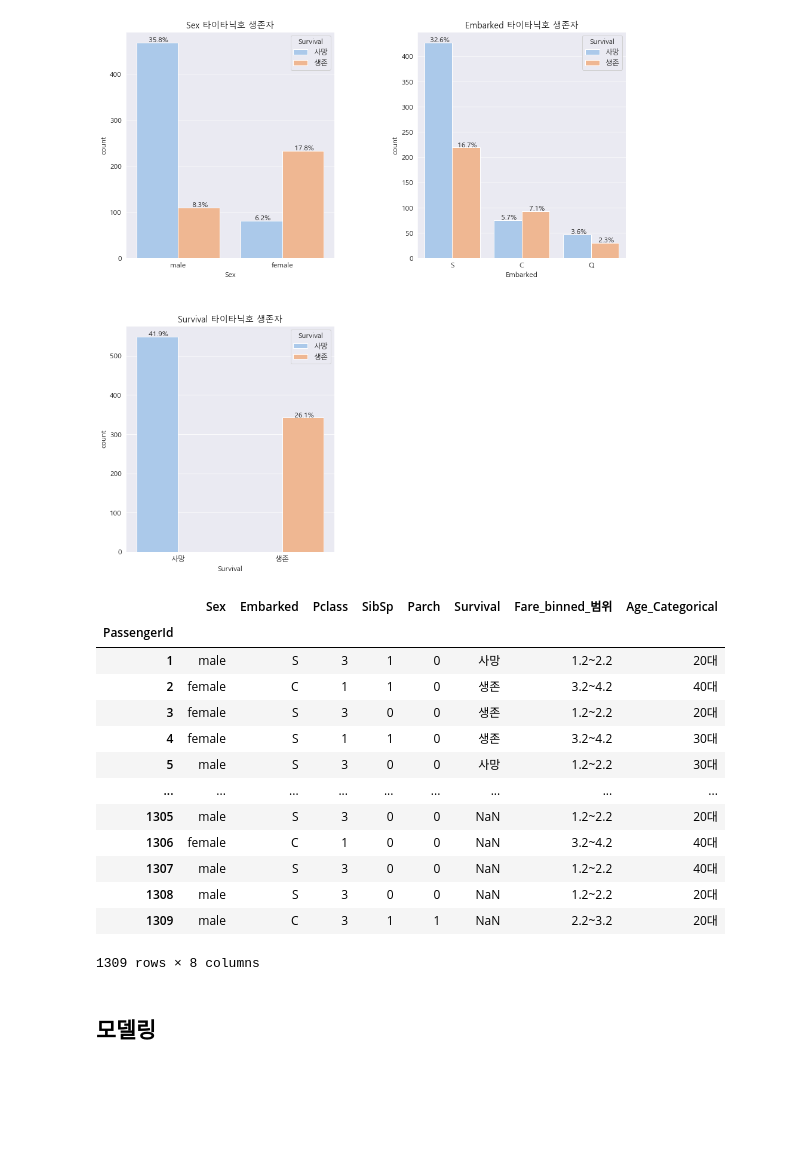
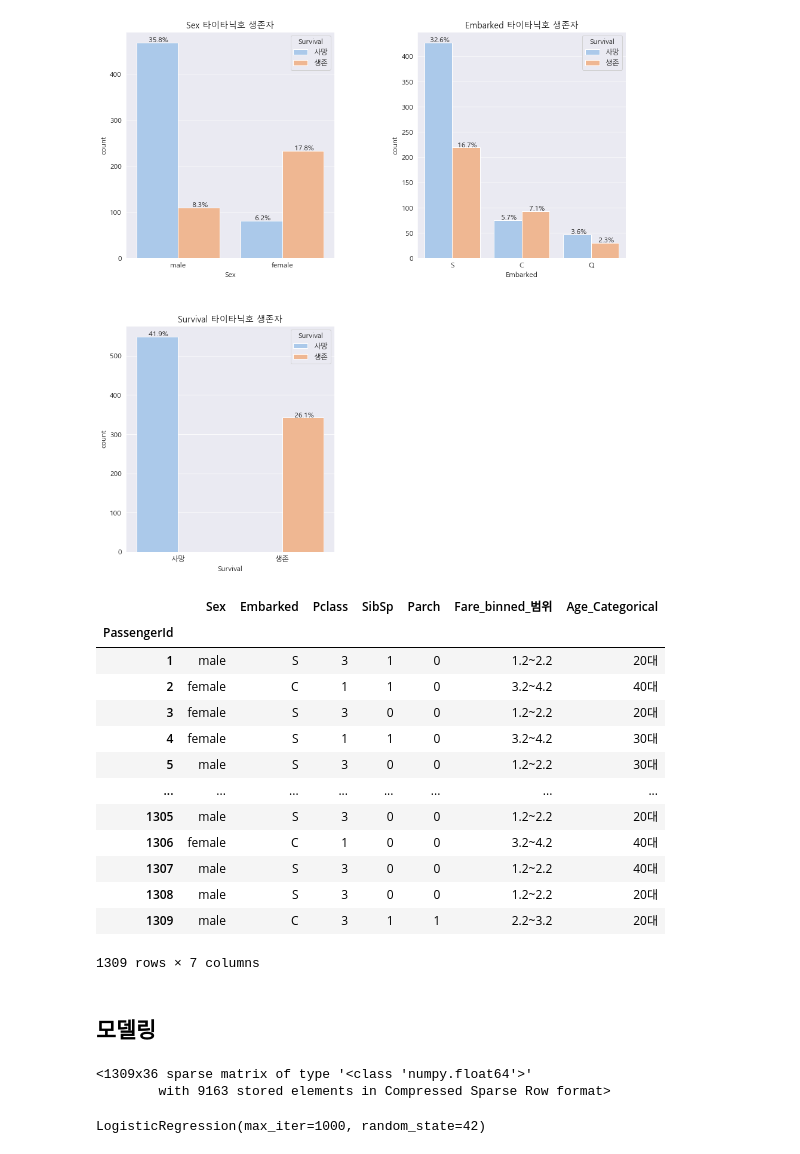
Before and after one commit to CodingDataAnalysis/ParkSH, a Jupyter notebook: Data_and_CodingTest/DataScience/타이타닉_로지스틱/23_04_27/로지스틱_회귀_분류_모델링.ipynb, the cells around one changed output. Drawn from its saved outputs; the diff is of its cells as text; code cells hidden in the pictures; blank space fills up the shorter version.

```diff
--- a/Data_and_CodingTest/DataScience/타이타닉_로지스틱/23_04_27/로지스틱_회귀_분류_모델링.ipynb
+++ b/Data_and_CodingTest/DataScience/타이타닉_로지스틱/23_04_27/로지스틱_회귀_분류_모델링.ipynb
@@ -796,21 +796,34 @@ posx and posy should be finite values
 # %%
 all_data2 = pd.merge(all_data_obj , all_data_bin2, how='outer' , on=('PassengerId'))
 
+all_data2 = all_data2[['Sex' , 'Embarked' , 'Pclass' ,'SibSp' , 'Parch' , 'Fare_binned_범위' , 'Age_Categorical']]
+
 all_data2
 # %% [output]
-|  | Sex | Embarked | Pclass | SibSp | Parch | Survival | Fare_binned_범위 | Age_Categorical |
-| PassengerId |  |  |  |  |  |  |  |  |
-| 1 | male | S | 3 | 1 | 0 | 사망 | 1.2~2.2 | 20대 |
-| 2 | female | C | 1 | 1 | 0 | 생존 | 3.2~4.2 | 40대 |
-| 3 | female | S | 3 | 0 | 0 | 생존 | 1.2~2.2 | 20대 |
-| 4 | female | S | 1 | 1 | 0 | 생존 | 3.2~4.2 | 30대 |
-| 5 | male | S | 3 | 0 | 0 | 사망 | 1.2~2.2 | 30대 |
-| ... | ... | ... | ... | ... | ... | ... | ... | ... |
-| 1305 | male | S | 3 | 0 | 0 | NaN | 1.2~2.2 | 20대 |
-| 1306 | female | C | 1 | 0 | 0 | NaN | 3.2~4.2 | 40대 |
-| 1307 | male | S | 3 | 0 | 0 | NaN | 1.2~2.2 | 40대 |
-| 1308 | male | S | 3 | 0 | 0 | NaN | 1.2~2.2 | 20대 |
-| 1309 | male | C | 3 | 1 | 1 | NaN | 2.2~3.2 | 20대 |
+|  | Sex | Embarked | Pclass | SibSp | Parch | Fare_binned_범위 | Age_Categorical |
+| PassengerId |  |  |  |  |  |  |  |
+| 1 | male | S | 3 | 1 | 0 | 1.2~2.2 | 20대 |
+| 2 | female | C | 1 | 1 | 0 | 3.2~4.2 | 40대 |
+| 3 | female | S | 3 | 0 | 0 | 1.2~2.2 | 20대 |
+| 4 | female | S | 1 | 1 | 0 | 3.2~4.2 | 30대 |
+| 5 | male | S | 3 | 0 | 0 | 1.2~2.2 | 30대 |
+| ... | ... | ... | ... | ... | ... | ... | ... |
+| 1305 | male | S | 3 | 0 | 0 | 1.2~2.2 | 20대 |
+| 1306 | female | C | 1 | 0 | 0 | 3.2~4.2 | 40대 |
+| 1307 | male | S | 3 | 0 | 0 | 1.2~2.2 | 40대 |
+| 1308 | male | S | 3 | 0 | 0 | 1.2~2.2 | 20대 |
+| 1309 | male | C | 3 | 1 | 1 | 2.2~3.2 | 20대 |
-1309 rows × 8 columns
+1309 rows × 7 columns
 # %% [markdown]
 ## 모델링
+# %%
+from sklearn.preprocessing import OneHotEncoder
+
+encoder = OneHotEncoder() # 원-핫 인코더 생성
+
+all_data_encoded = encoder.fit_transform(all_data2)
+
+all_data_encoded
+# %% [output]
+<1309x36 sparse matrix of type '<class 'numpy.float64'>'
+        with 9163 stored elements in Compressed Sparse Row format>
@@ -816,0 +850,7 @@ all_data2
+# %%
+from sklearn.linear_model import LogisticRegression
+
+logistic_model = LogisticRegression(max_iter = 1000 , random_state=42)
+logistic_model.fit(X_train,y_train) # 모델 훈련
+# %% [output]
+LogisticRegression(max_iter=1000, random_state=42)
```
Also changed, not shown: parts of 5 cells of this notebook, 1 other file.
